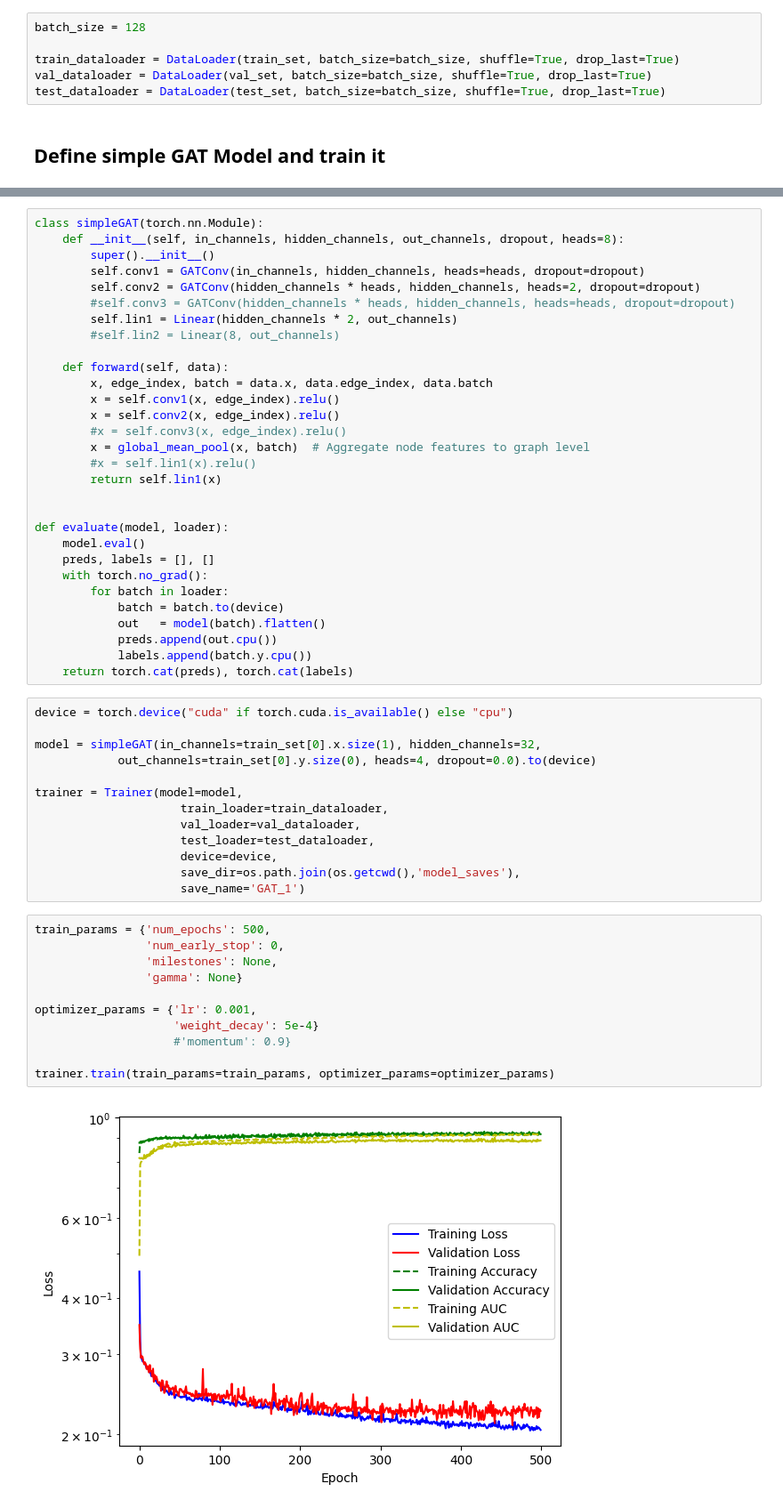
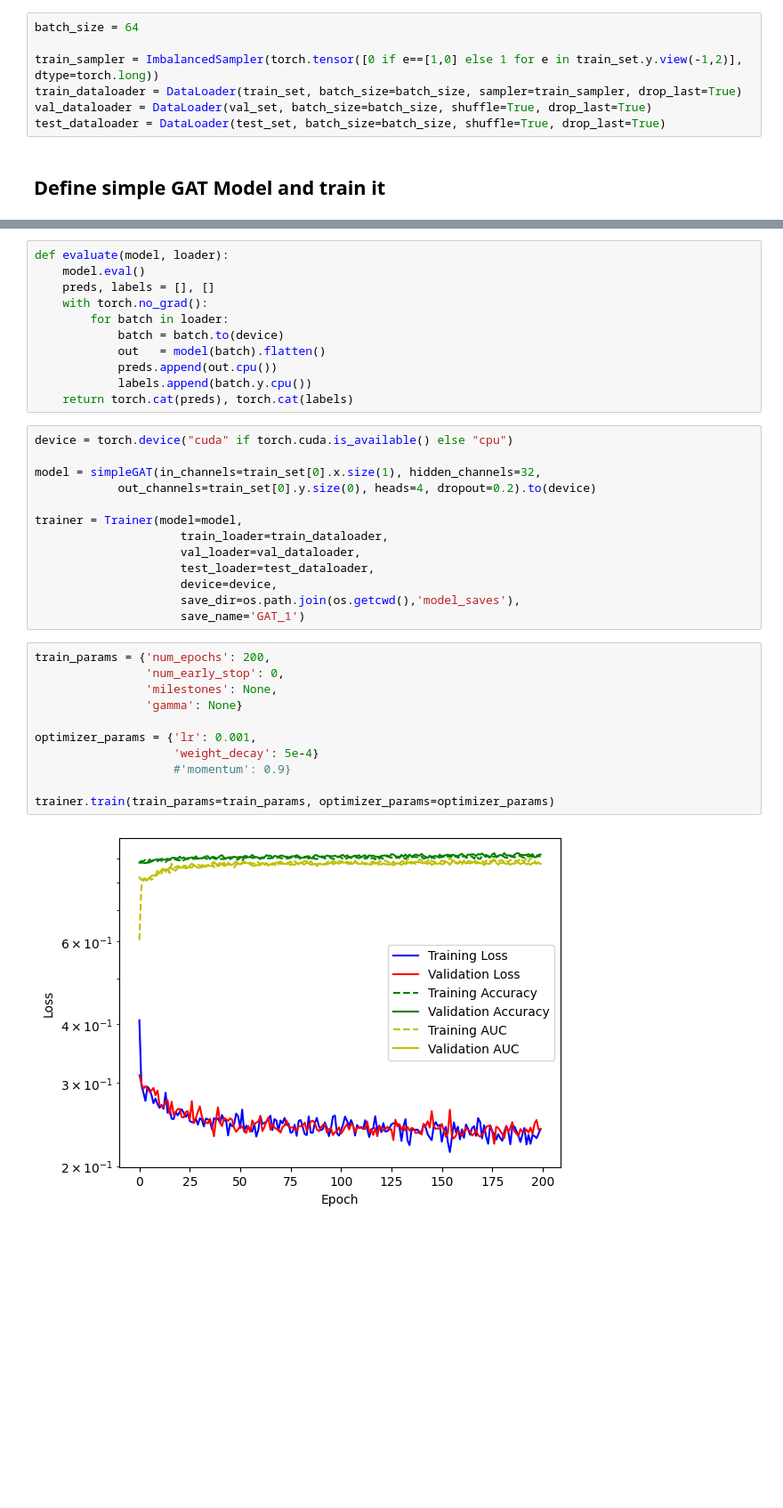
Before and after one commit to ShaswataRoy/xAI_Drug, a Jupyter notebook: Max/TOX21_GAT.ipynb, the cells around one changed output, grey strips where cells are left out. Shown at 89% size. Saved outputs shown, nothing was run; the diff lists cells and outputs as text; blank space fills up the shorter version.

```diff
--- a/Max/TOX21_GAT.ipynb
+++ b/Max/TOX21_GAT.ipynb
@@ -37,9 +40,10 @@ ds = Tox21Dataset(root=root_dir, task=['NR-AhR'])
 # %%
 train_set, val_set, test_set = random_split_dataset(ds, frac_train=0.8, frac_val=0.1, frac_test=0.1, seed=0)
 # %%
-batch_size = 128
+batch_size = 64
 
-train_dataloader = DataLoader(train_set, batch_size=batch_size, shuffle=True, drop_last=True)
+train_sampler = ImbalancedSampler(torch.tensor([0 if e==[1,0] else 1 for e in train_set.y.view(-1,2)], dtype=torch.long))
+train_dataloader = DataLoader(train_set, batch_size=batch_size, sampler=train_sampler, drop_last=True)
 val_dataloader = DataLoader(val_set, batch_size=batch_size, shuffle=True, drop_last=True)
 test_dataloader = DataLoader(test_set, batch_size=batch_size, shuffle=True, drop_last=True)
 # %% [markdown]
@@ -47,23 +53,4 @@ test_dataloader = DataLoader(test_set, batch_size=batch_size, shuffle=True, drop
 # %%
-class simpleGAT(torch.nn.Module):
-    def __init__(self, in_channels, hidden_channels, out_channels, dropout, heads=8):
-        super().__init__()
-        self.conv1 = GATConv(in_channels, hidden_channels, heads=heads, dropout=dropout)
-        self.conv2 = GATConv(hidden_channels * heads, hidden_channels, heads=2, dropout=dropout)
-        #self.conv3 = GATConv(hidden_channels * heads, hidden_channels, heads=heads, dropout=dropout)
-        self.lin1 = Linear(hidden_channels * 2, out_channels)
-        #self.lin2 = Linear(8, out_channels)
-
-    def forward(self, data):
-        x, edge_index, batch = data.x, data.edge_index, data.batch
-        x = self.conv1(x, edge_index).relu()
-        x = self.conv2(x, edge_index).relu()
-        #x = self.conv3(x, edge_index).relu()
-        x = global_mean_pool(x, batch)  # Aggregate node features to graph level
-        #x = self.lin1(x).relu()
-        return self.lin1(x)
-
-
 def evaluate(model, loader):
     model.eval()
     preds, labels = [], []
@@ -78,7 +65,7 @@ def evaluate(model, loader):
 device = torch.device("cuda" if torch.cuda.is_available() else "cpu")
 
 model = simpleGAT(in_channels=train_set[0].x.size(1), hidden_channels=32,
-            out_channels=train_set[0].y.size(0), heads=4, dropout=0.0).to(device)
+            out_channels=train_set[0].y.size(0), heads=4, dropout=0.2).to(device)
 
 trainer = Trainer(model=model,
                      train_loader=train_dataloader,
@@ -88,15 +75,15 @@ trainer = Trainer(model=model,
                      save_dir=os.path.join(os.getcwd(),'model_saves'),
                      save_name='GAT_1')
 # %%
-train_params = {'num_epochs': 500,
+train_params = {'num_epochs': 200,
                 'num_early_stop': 0,
                 'milestones': None,
                 'gamma': None}
 
 optimizer_params = {'lr': 0.001,
                     'weight_decay': 5e-4}
                     #'momentum': 0.9}
 
 trainer.train(train_params=train_params, optimizer_params=optimizer_params)
 # %% [output]
-[figure, old version]
+[figure, new version]
```
Also changed, not shown: parts of 18 cells of this notebook, 3 other files.
